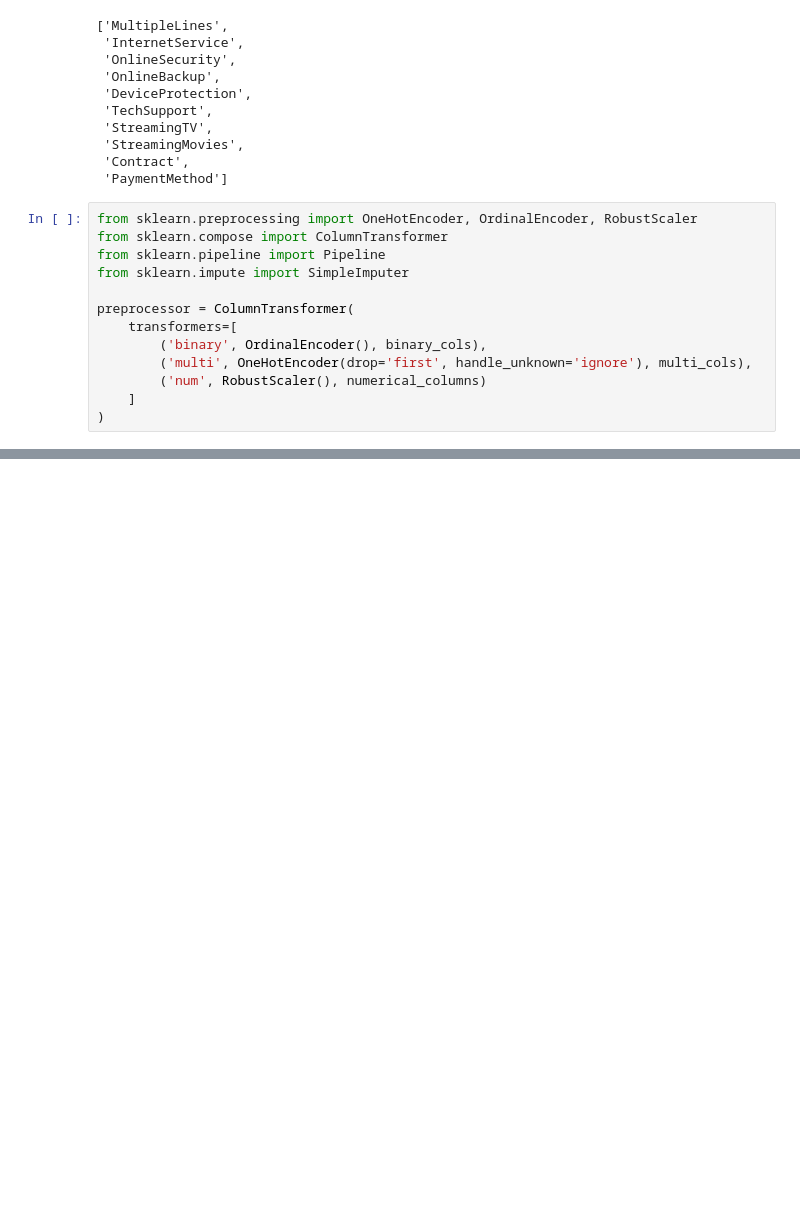
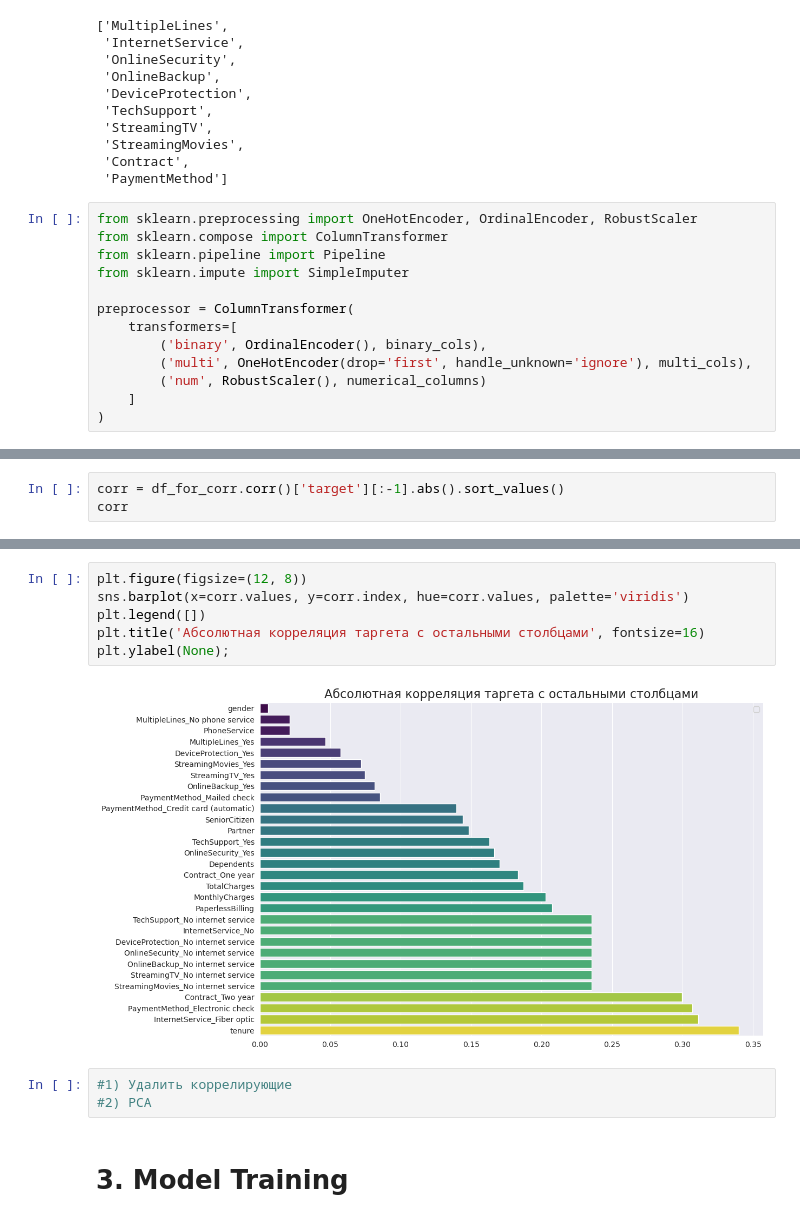
Before and after one commit to aeternnar/churn-predictor, a Jupyter notebook: churn-predictor.ipynb, the cells around one changed output, grey strips where cells are left out. Saved outputs shown, nothing was run; the diff lists cells and outputs as text; blank space fills up the shorter version.

```diff
--- a/churn-predictor.ipynb
+++ b/churn-predictor.ipynb
@@ -273,0 +332,3 @@ y_test = y_test.map({'No': 0, 'Yes': 1})
+# %%
+corr = df_for_corr.corr()['target'][:-1].abs().sort_values()
+corr
@@ -273,0 +353,13 @@ y_test = y_test.map({'No': 0, 'Yes': 1})
+# %%
+plt.figure(figsize=(12, 8))
+sns.barplot(x=corr.values, y=corr.index, hue=corr.values, palette='viridis')
+plt.legend([])
+plt.title('Абсолютная корреляция таргета с остальными столбцами', fontsize=16)
+plt.ylabel(None);
+# %% [output]
+[figure, added]
+# %%
+#1) Удалить коррелирующие
+#2) PCA
+# %% [markdown]
+# **3. Model Training**
```
Also changed, not shown: parts of 10 cells of this notebook.
